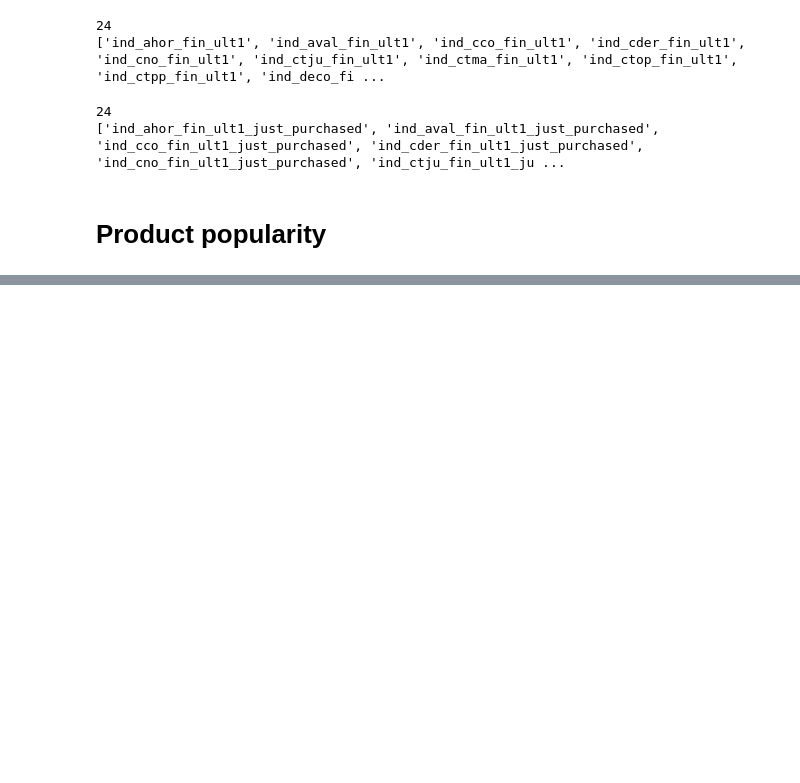
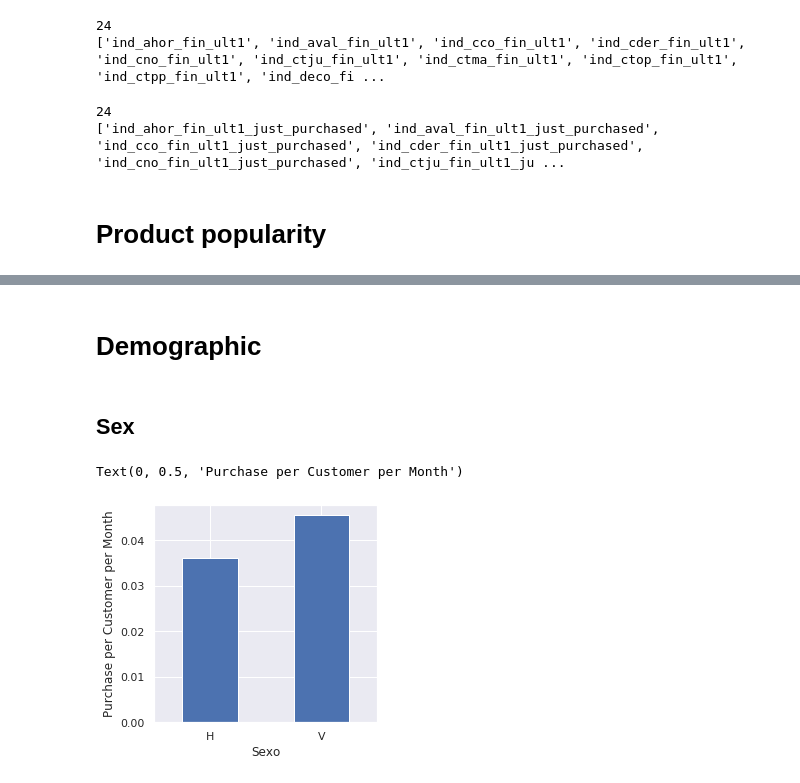
Before and after one commit to nguyentrunghai/Kaggle_projects, a Jupyter notebook: Santander_Product_Recomendation/exploratory.ipynb, the cells around one changed output, grey strips where cells are left out. Saved outputs shown, nothing was run; the diff lists cells and outputs as text; code cells hidden in the pictures; blank space fills up the shorter version.

```diff
--- a/Santander_Product_Recomendation/exploratory.ipynb
+++ b/Santander_Product_Recomendation/exploratory.ipynb
@@ -111,0 +156,21 @@ Text(0, 0.5, 'Product')
+# %% [markdown]
+# Demographic
+# %%
+def pur_per_month(df, cols=NEW_PURCH_COLS):
+    return df[cols].sum().sum() / df.shape[0]
+
+
+def pur_per_prod_per_month(df, cols=NEW_PURCH_COLS):
+    return df[cols].sum() / df.shape[0]
+# %% [markdown]
+## Sex
+# %%
+nr_pur_month = df_train[NEW_PURCH_COLS].groupby(df_train["sexo"]).apply(pur_per_month)
+
+fig, ax = plt.subplots(nrows=1, ncols=1, figsize=(4, 4))
+nr_pur_month.plot(kind="bar", rot=0, ax=ax)
+ax.set_xlabel("Sexo")
+ax.set_ylabel("Purchase per Customer per Month")
+# %% [output]
+Text(0, 0.5, 'Purchase per Customer per Month')
+[figure, added]
```
Also changed, not shown: parts of 25 cells of this notebook.
